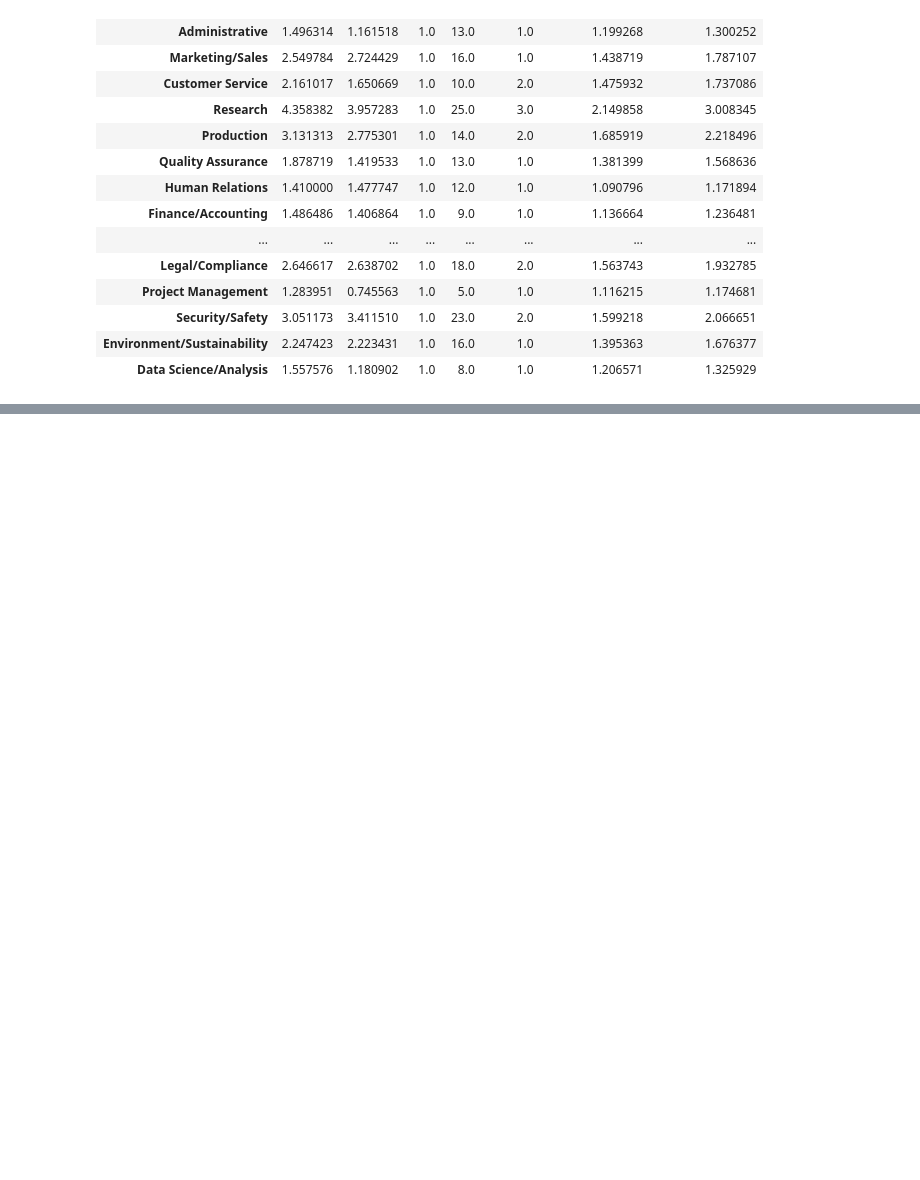
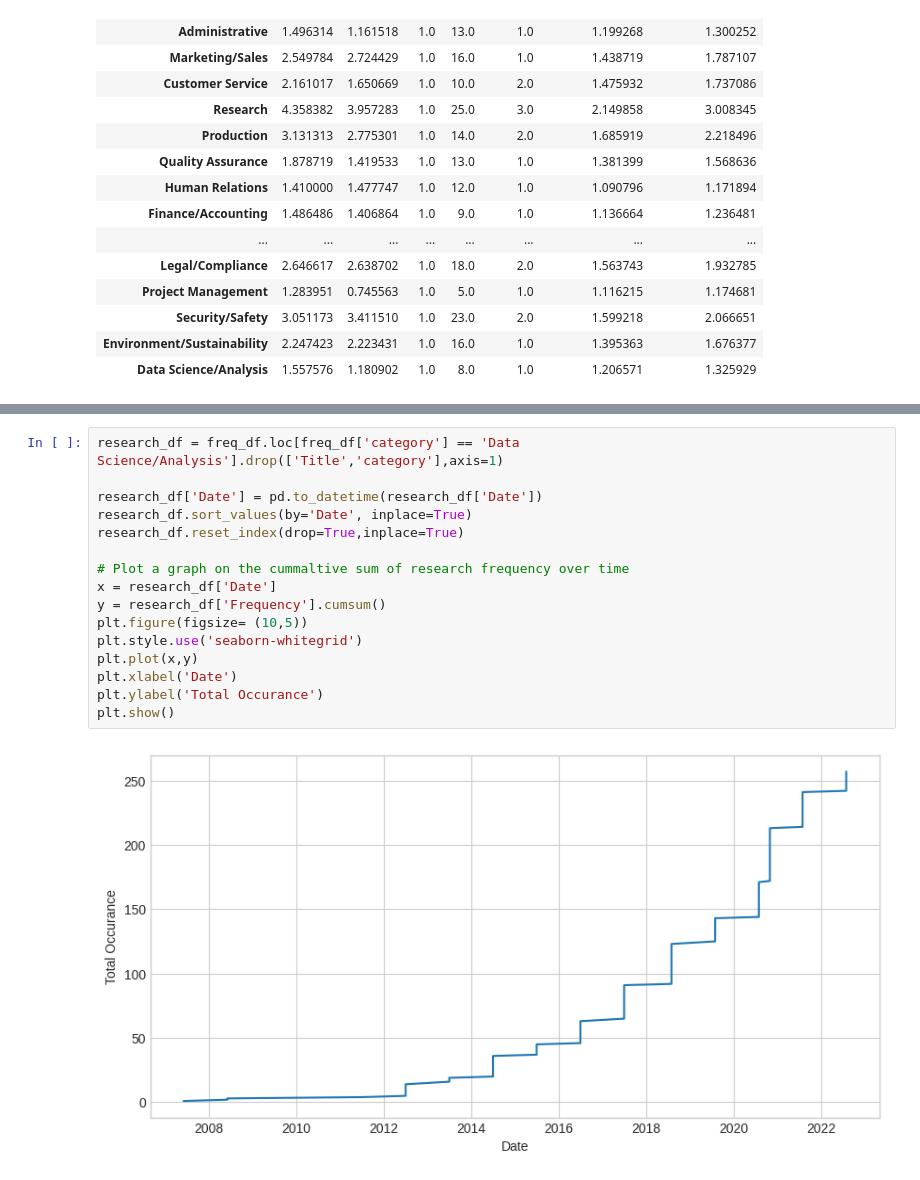
Before and after one commit to Josh-Hiz/Job-Task-Analysis, a Jupyter notebook: TaskAnalysis.ipynb, the cells around one changed output, grey strips where cells are left out. Drawn from its saved outputs; the diff is of its cells as text; blank space fills up the shorter version.

```diff
--- a/TaskAnalysis.ipynb
+++ b/TaskAnalysis.ipynb
@@ -434,0 +480,18 @@ Above is the overall and generalized frequency data of each job task category. T
+# %%
+research_df = freq_df.loc[freq_df['category'] == 'Data Science/Analysis'].drop(['Title','category'],axis=1)
+
+research_df['Date'] = pd.to_datetime(research_df['Date'])
+research_df.sort_values(by='Date', inplace=True)
+research_df.reset_index(drop=True,inplace=True)
+
+# Plot a graph on the cummaltive sum of research frequency over time
+x = research_df['Date']
+y = research_df['Frequency'].cumsum()
+plt.figure(figsize= (10,5))
+plt.style.use('seaborn-whitegrid')
+plt.plot(x,y)
+plt.xlabel('Date')
+plt.ylabel('Total Occurance')
+plt.show()
+# %% [output]
+[figure, added]
```
Also changed, not shown: parts of 15 cells of this notebook, 1 other file.
